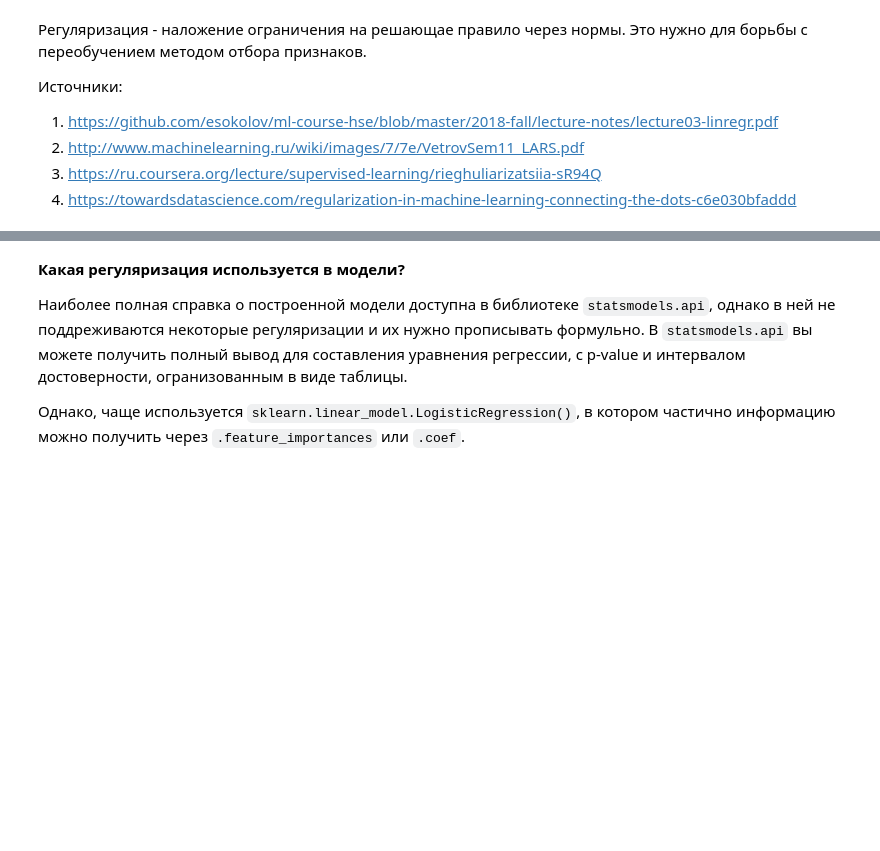
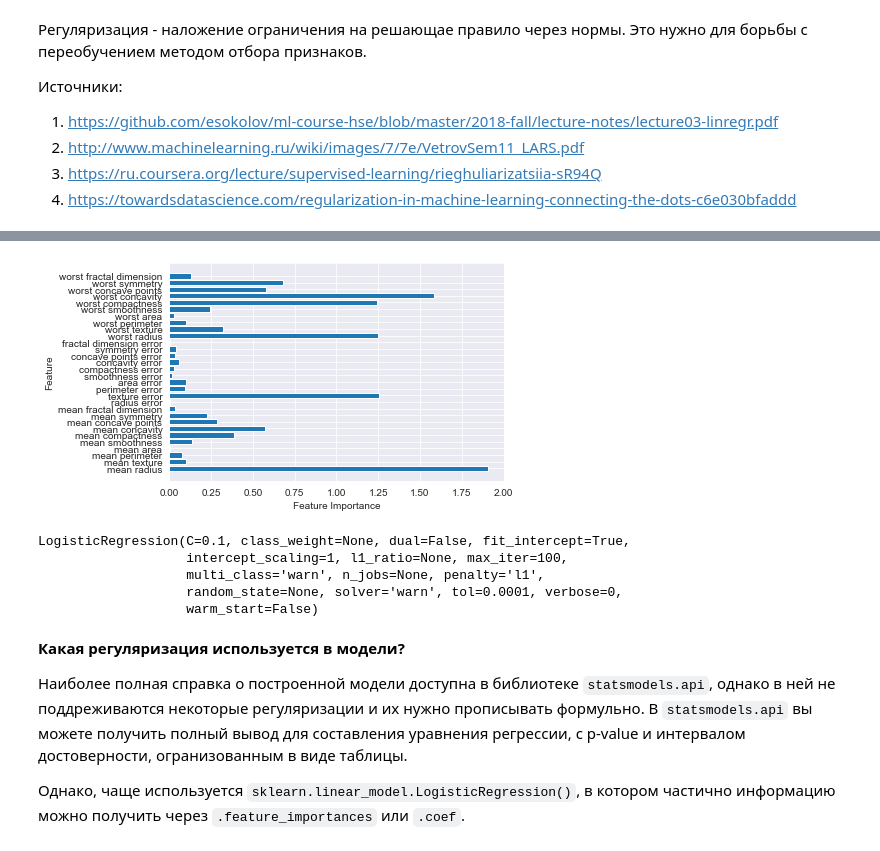
Before and after one commit to kondratevakate/machine-learning-with-love, a Jupyter notebook: 03_knn/03_regularization_knn_solved.ipynb, the cells around one changed output, grey strips where cells are left out. Drawn from its saved outputs; the diff is of its cells as text; code cells hidden in the pictures; blank space fills up the shorter version.

```diff
--- a/03_knn/03_regularization_knn_solved.ipynb
+++ b/03_knn/03_regularization_knn_solved.ipynb
@@ -102,3 +146,21 @@ array([[ 1.87640161e+00,  9.74024474e-02, -5.46560125e-02,
+# %%
+# Построим график значимости признаков (веса регрессионной модели)
+n_feature = cancer.data.shape[1]
+plt.barh(range(n_feature), abs(log_reg.coef_[0]), align='center') # to look at the coefs
+plt.yticks(np.arange(n_feature), cancer.feature_names)
+plt.xlabel('Feature Importance')
+plt.ylabel('Feature')
+plt.show()
+# %% [output]
+[figure, added]
+# %%
+LogisticRegression(C= 0.1, penalty='l1')
+# %% [output]
+LogisticRegression(C=0.1, class_weight=None, dual=False, fit_intercept=True,
+                   intercept_scaling=1, l1_ratio=None, max_iter=100,
+                   multi_class='warn', n_jobs=None, penalty='l1',
+                   random_state=None, solver='warn', tol=0.0001, verbose=0,
+                   warm_start=False)
 # %% [markdown]
 **Какая регуляризация используется в модели?**
 
```
Also changed, not shown: parts of 102 cells of this notebook, 2 other files.
